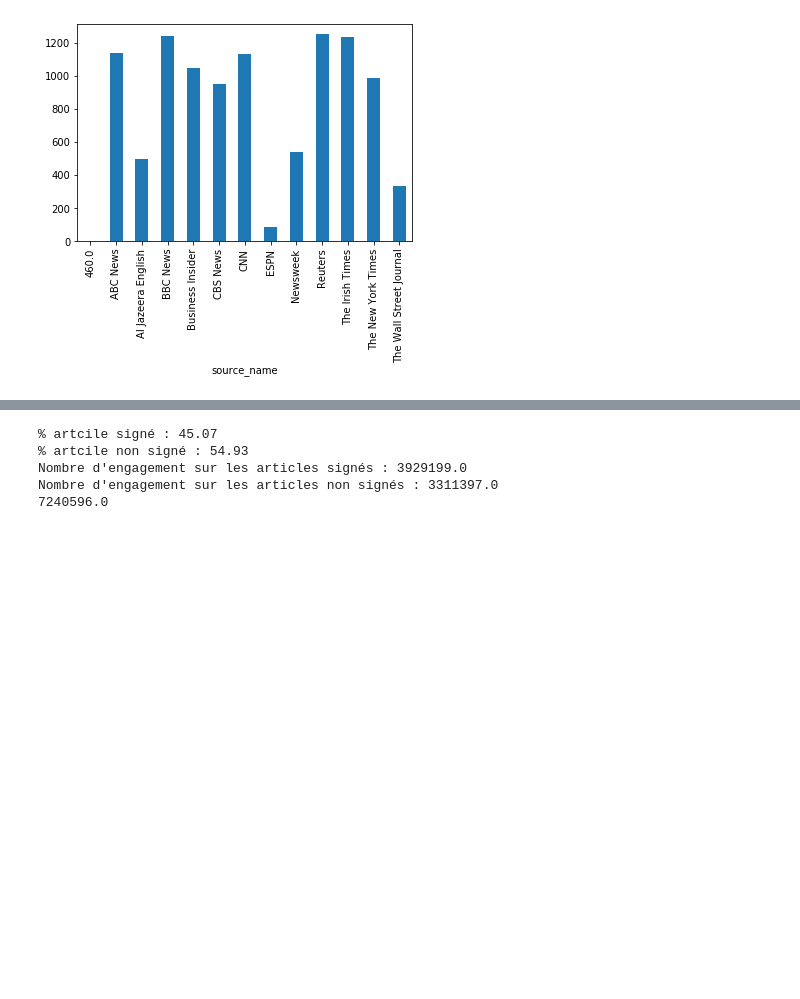
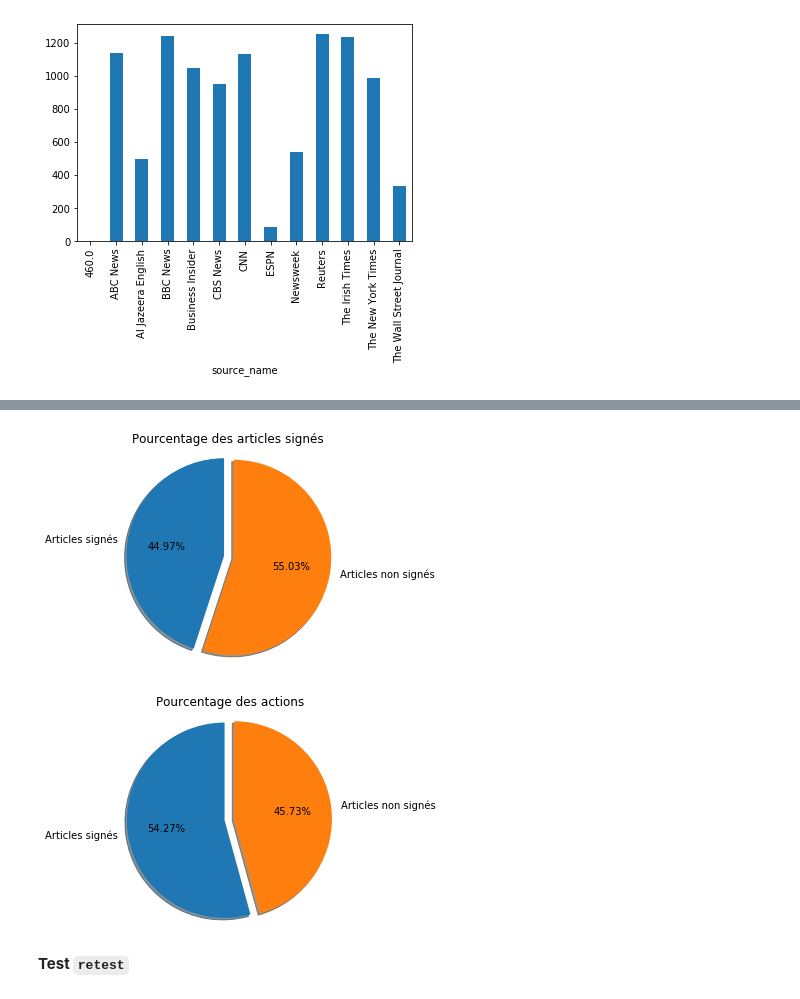
Before and after one commit to vittorio-c/Internet-news-data-with-readers-engagement, a Jupyter notebook: sebastien.ipynb, the cells around one changed output, grey strips where cells are left out. Cells and saved outputs as stored; diff of their text form; code cells hidden in the pictures; blank space fills up the shorter version.

Commit message:
Ajout Pie Chart

```diff
--- a/sebastien.ipynb
+++ b/sebastien.ipynb
@@ -114,39 +83,58 @@ df[df['top_article'] == 1.0]
+# %%
+# Create pie chart with matplotlib
+def createPieChart(title, datas, labels, explode, autopct = '%1.2f%%') :
+    fig, ax = plt.subplots()
+
+    ax.pie(datas, explode=explode, labels=labels, autopct=autopct,
+            shadow=True, startangle=90)
+    ax.axis('equal')  # Equal aspect ratio ensures that pie is drawn as a circle.
+
+    plt.title(title)
+
+    plt.show()
 # %%
 dfWithoutAuthorSign = df[~df.index.isin(dfWithAuthor.index)]
 
 dfWithoutAuthorSign = dfWithoutAuthorSign.fillna(0)
 dfWithAuthor = dfWithAuthor.fillna(0)
 
 nbTotalArticle = len(df)
 nbTotalArticleSigne = len(dfWithAuthor)
 nbTotalArticleNonSigne = len(dfWithoutAuthorSign)
 
 pctArticleSigne = round(nbTotalArticleSigne / nbTotalArticle * 100,2)
 pctArticleNonSigne = round(nbTotalArticleNonSigne / nbTotalArticle * 100,2)
 
 dfWithAuthor['nb_engagement'] = dfWithAuthor['engagement_reaction_count'] \
                                 + dfWithAuthor['engagement_comment_count'] \
                                 + dfWithAuthor['engagement_share_count'] \
                                 + dfWithAuthor['engagement_comment_plugin_count']
 
 dfWithoutAuthorSign['nb_engagement'] = dfWithoutAuthorSign['engagement_reaction_count'] \
                                     + dfWithoutAuthorSign['engagement_comment_count'] \
                                     + dfWithoutAuthorSign['engagement_share_count'] \
                                     + dfWithoutAuthorSign['engagement_comment_plugin_count']
 
 nbEngagementSigne = dfWithAuthor.nb_engagement.sum()
 nbEngagementNonSigne = dfWithoutAuthorSign.nb_engagement.sum()
 
-print("% article signé : " + str(pctArticleSigne))
-print("% article non signé : " + str(pctArticleNonSigne))
+nbTotalEngagementArticle = df['engagement_reaction_count'].sum()+df['engagement_comment_count'].sum()+df['engagement_share_count'].sum()+df['engagement_comment_plugin_count'].sum()
 
-print("Nombre d'engagement sur les articles signés : " + str(nbEngagementSigne))
-print("Nombre d'engagement sur les articles non signés : " + str(nbEngagementNonSigne))
+title = 'Pourcentage des articles signés'
+datas_articles = [pctArticleSigne, pctArticleNonSigne]
+datas_labels = ['Articles signés', 'Articles non signés']
+explode = [0.1,0]
 
-print (df['engagement_reaction_count'].sum()+df['engagement_comment_count'].sum()+df['engagement_share_count'].sum()+df['engagement_comment_plugin_count'].sum())
+createPieChart(title, datas_articles, datas_labels, explode)
+
+pctEngagementArticleSigne = round(nbEngagementSigne / nbTotalEngagementArticle * 100,2)
+pctEngagementArticleNonSigne = round(nbEngagementNonSigne / nbTotalEngagementArticle * 100,2)
+
+title = 'Pourcentage des actions'
+datas_reaction = [pctEngagementArticleSigne, pctEngagementArticleNonSigne]
+createPieChart(title, datas_reaction, datas_labels, explode)
 # %% [output]
-% artcile signé : 45.07
-% artcile non signé : 54.93
-Nombre d'engagement sur les articles signés : 3929199.0
-Nombre d'engagement sur les articles non signés : 3311397.0
-7240596.0
+[figure, added]
+[figure, added]
+# %% [markdown]
+**Test `retest`**
```
Also changed, not shown: parts of 4 cells of this notebook.
